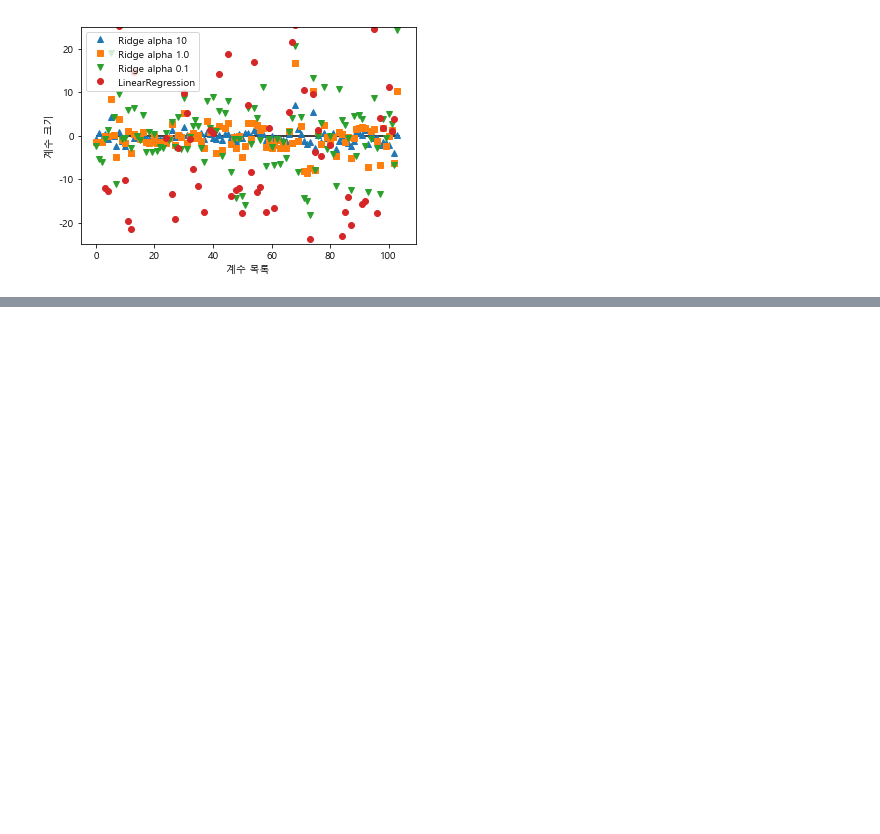
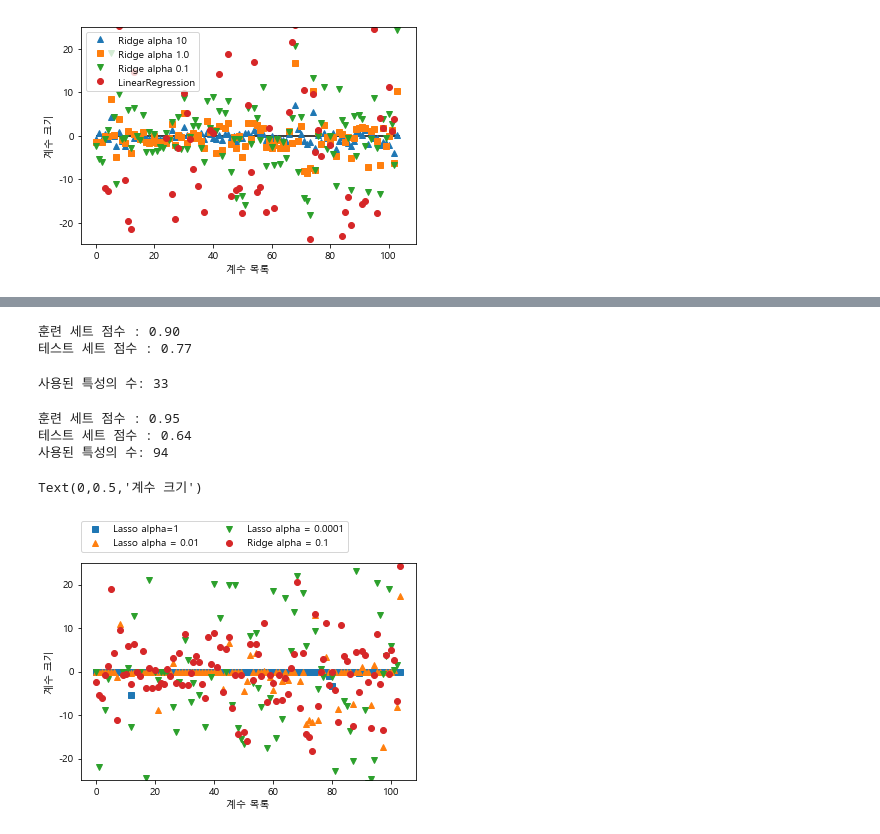
Before and after one commit to ehdgns21/Machine_Learning, a Jupyter notebook: #2. 선형회귀 모델.ipynb, the cells around one changed output, grey strips where cells are left out. Drawn from its saved outputs; the diff is of its cells as text; code cells hidden in the pictures; blank space fills up the shorter version.

```diff
--- a/#2. 선형회귀 모델.ipynb
+++ b/#2. 선형회귀 모델.ipynb
@@ -134,0 +142,8 @@ plt.legend()
+# %%
+# Lasso방식 : 일부 계수값을 0으로 하기도 > 정확도가 낮다
+from sklearn.linear_model import Lasso
+
+lasso = Lasso().fit(X_train, y_train)
+print("훈련 세트 점수 : {:.2f}".format(lasso.score(X_train, y_train)))
+print("테스트 세트 점수 : {:.2f}".format(lasso.score(X_test, y_test)))
+print("사용한 특성의 수 : {}".format(np.sum(lasso.coef_ != 0)))
@@ -134,0 +161,33 @@ plt.legend()
+# %%
+lasso001 = Lasso(alpha=0.01, max_iter=1000000).fit(X_train, y_train)
+print("훈련 세트 점수 : {:.2f}".format(lasso001.score(X_train, y_train)))
+print("테스트 세트 점수 : {:.2f}".format(lasso001.score(X_test, y_test)))
+# %% [output]
+훈련 세트 점수 : 0.90
+테스트 세트 점수 : 0.77
+# %%
+print("사용된 특성의 수: {}".format(np.sum(lasso001.coef_!=0)))
+# %% [output]
+사용된 특성의 수: 33
+# %%
+lasso0001 = Lasso(alpha=0.0001, max_iter=1000000).fit(X_train, y_train)
+print("훈련 세트 점수 : {:.2f}".format(lasso0001.score(X_train, y_train)))
+print("테스트 세트 점수 : {:.2f}".format(lasso0001.score(X_test, y_test)))
+print("사용된 특성의 수: {}".format(np.sum(lasso0001.coef_!=0)))
+# %% [output]
+훈련 세트 점수 : 0.95
+테스트 세트 점수 : 0.64
+사용된 특성의 수: 94
+# %%
+plt.plot(lasso.coef_, 's', label="Lasso alpha=1")
+plt.plot(lasso001.coef_, '^', label="Lasso alpha = 0.01")
+plt.plot(lasso0001.coef_, 'v', label="Lasso alpha = 0.0001")
+
+plt.plot(ridge01.coef_, 'o', label="Ridge alpha = 0.1")
+plt.legend(ncol=2, loc=(0, 1.05))
+plt.ylim(-25, 25)
+plt.xlabel("계수 목록")
+plt.ylabel("계수 크기")
+# %% [output]
+Text(0,0.5,'계수 크기')
+[figure, added]
```
Also changed, not shown: parts of 5 cells of this notebook, 2 other files.
